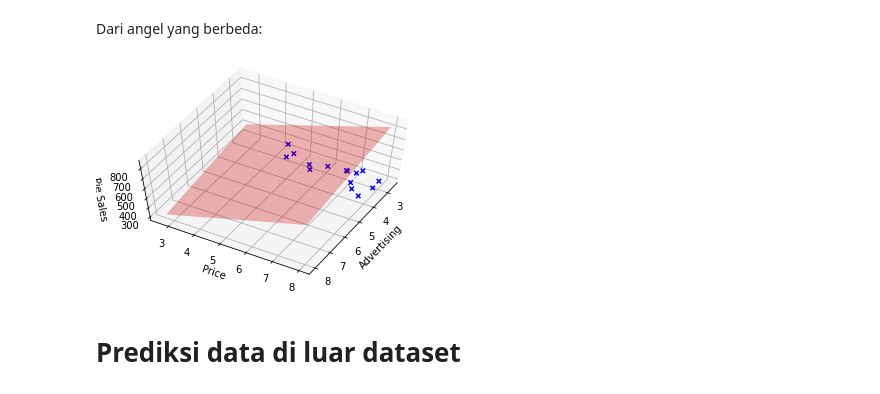
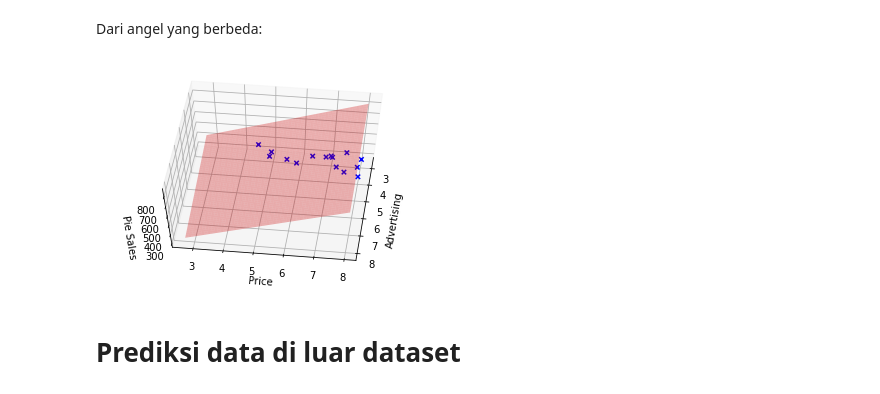
Before and after one commit to fyansyarafa/pie-sales-multiple-linear-regression, a Jupyter notebook: Pie_Sales_Linear_Regression.ipynb, the cells around one changed output. Drawn from its saved outputs; the diff is of its cells as text; code cells hidden in the pictures.

```diff
--- a/Pie_Sales_Linear_Regression.ipynb
+++ b/Pie_Sales_Linear_Regression.ipynb
@@ -344,15 +337,15 @@ Dari angel yang berbeda:
 # %%
 fig = plt.figure()
 ax = fig.add_subplot(111, projection='3d')
 ax.scatter(df['advertising'],df['price'],df['pie_sales'],c='blue', marker='x', alpha=1)
 ax.plot_surface(x_surf, y_surf, fittedY, color='red', alpha=0.3)
 ax.set_xlabel('Advertising')
 ax.set_ylabel('Price')
 ax.set_zlabel('Pie Sales')
-ax.view_init(60, 30)
+ax.view_init(60, 7)
 plt.show()
 # %% [output]
-[figure, old version]
+[figure, new version]
 # %% [markdown]
 # Prediksi data di luar dataset
 # %%
```
Also changed, not shown: parts of 2 cells of this notebook.
